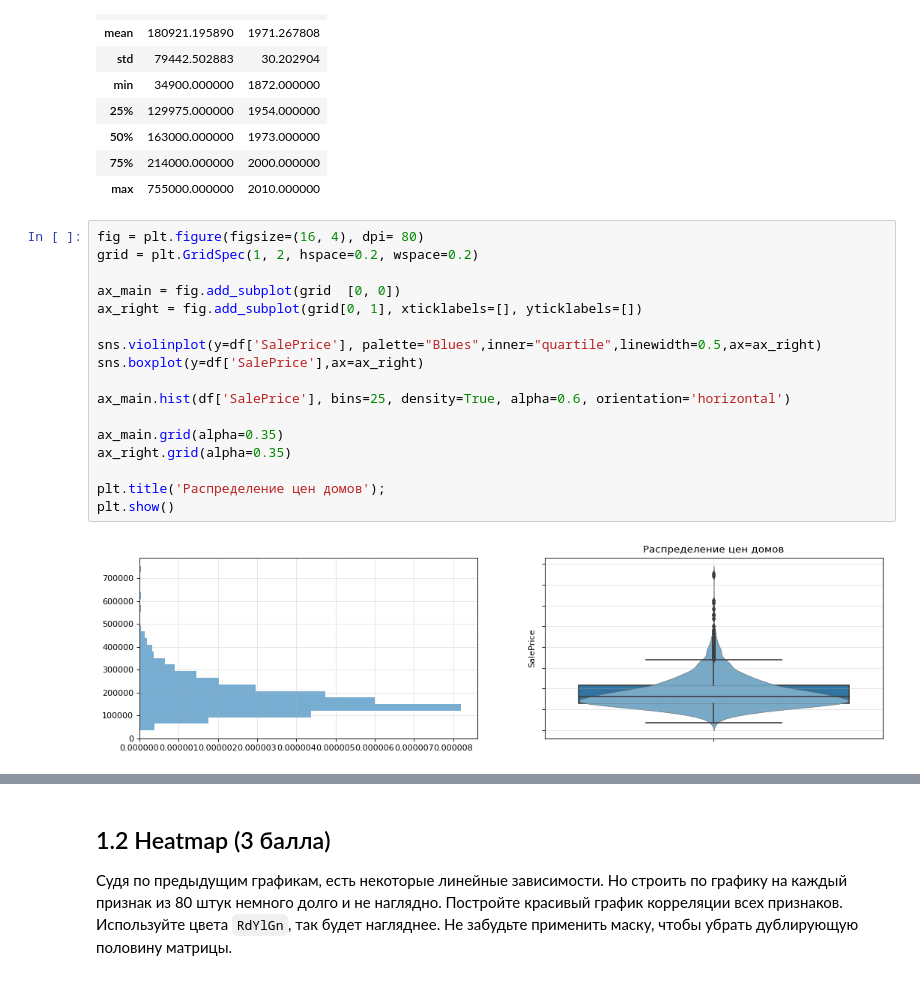
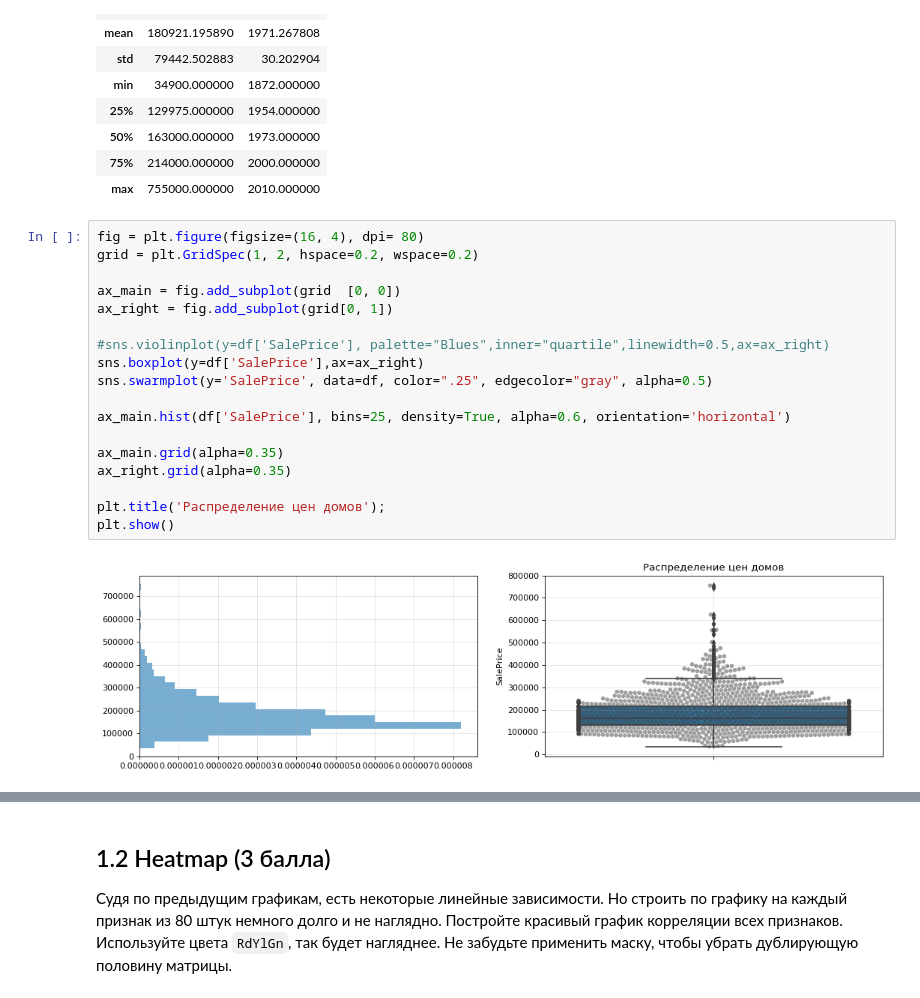
Before and after one commit to D7nis/Course-ML-Classic, a Jupyter notebook: Practice/4. Линейная регрессия/04-linear-regression_DDA.ipynb, the cells around one changed output, grey strips where cells are left out. Drawn from its saved outputs; the diff is of its cells as text.

```diff
--- a/Practice/4. Линейная регрессия/04-linear-regression_DDA.ipynb
+++ b/Practice/4. Линейная регрессия/04-linear-regression_DDA.ipynb
@@ -272,19 +339,20 @@ df[['SalePrice','YearBuilt']].describe()
 # %%
 fig = plt.figure(figsize=(16, 4), dpi= 80)
 grid = plt.GridSpec(1, 2, hspace=0.2, wspace=0.2)
 
 ax_main = fig.add_subplot(grid  [0, 0])
-ax_right = fig.add_subplot(grid[0, 1], xticklabels=[], yticklabels=[])
+ax_right = fig.add_subplot(grid[0, 1])
 
-sns.violinplot(y=df['SalePrice'], palette="Blues",inner="quartile",linewidth=0.5,ax=ax_right)
+#sns.violinplot(y=df['SalePrice'], palette="Blues",inner="quartile",linewidth=0.5,ax=ax_right)
 sns.boxplot(y=df['SalePrice'],ax=ax_right)
+sns.swarmplot(y='SalePrice', data=df, color=".25", edgecolor="gray", alpha=0.5)
 
 ax_main.hist(df['SalePrice'], bins=25, density=True, alpha=0.6, orientation='horizontal')
 
 ax_main.grid(alpha=0.35)
 ax_right.grid(alpha=0.35)
 
 plt.title('Распределение цен домов');
 plt.show()
 # %% [output]
-[figure, old version]
+[figure, new version]
```
Also changed, not shown: parts of 78 cells of this notebook.
